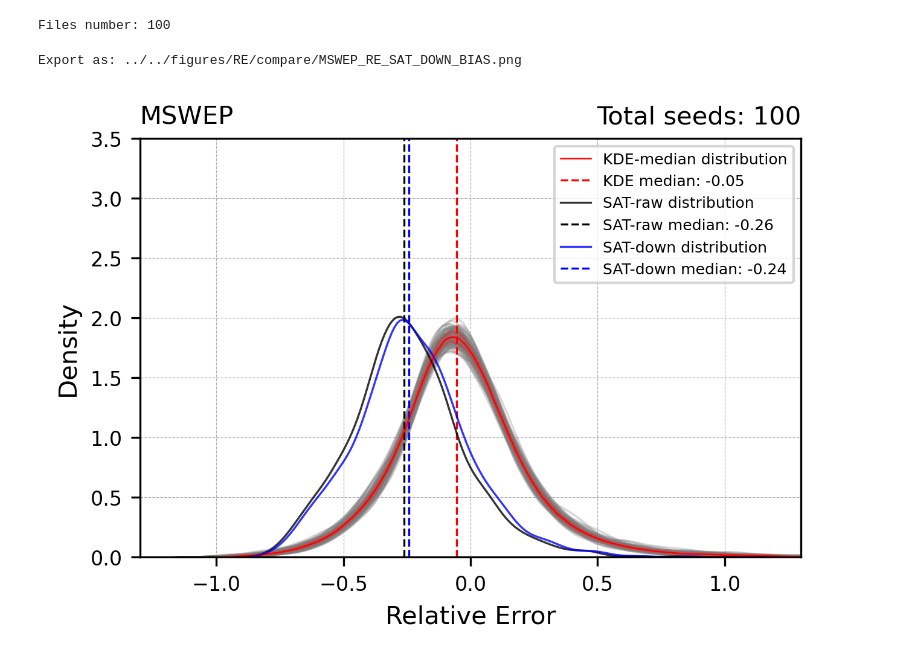
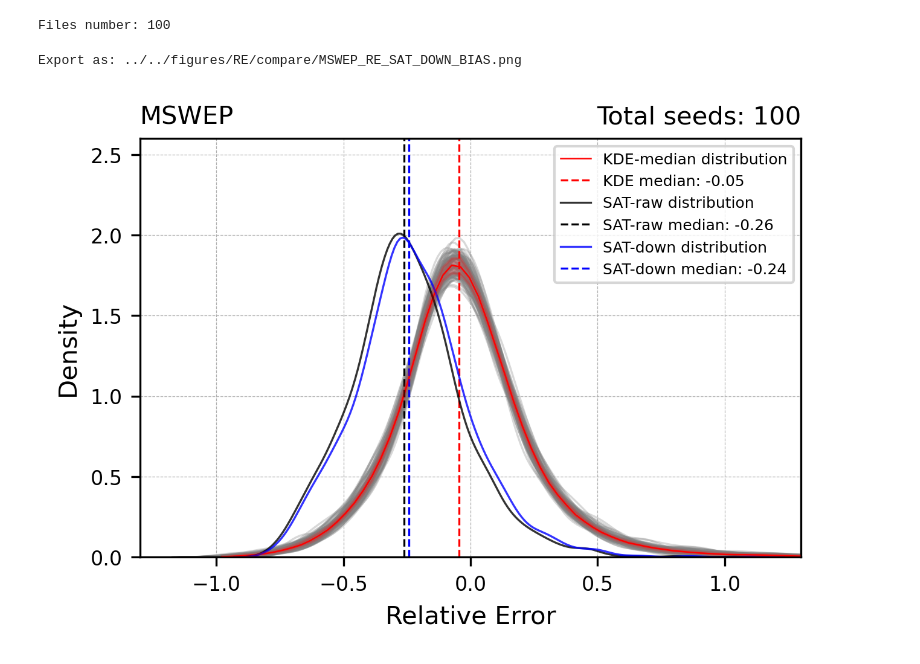
Before and after one commit to TeamExtremes/MEVD-downscaling, a Jupyter notebook: jupyter/Relative_Error/IIb_OBS_bias_all.ipynb, the cells around one changed output. Saved outputs shown, nothing was run; the diff lists cells and outputs as text; code cells hidden in the pictures.

```diff
--- a/jupyter/Relative_Error/IIb_OBS_bias_all.ipynb
+++ b/jupyter/Relative_Error/IIb_OBS_bias_all.ipynb
@@ -65,6 +62,8 @@ for nn in range(seed_len):
     if RE_seeds is None:
         RE_seeds = np.zeros([len(RE_data),seed_len])*np.nan
     RE_seeds[:,nn] = np.array(RE_data['RE_SAT'].values)
+
+RE_seeds[np.isinf(RE_seeds)] = np.nan
 # %%
 fig = plt.figure(figsize=(16,3),dpi=300)
 gs = gridspec.GridSpec(1,3)
@@ -76,42 +75,43 @@ ax1 = plt.subplot(gs[0, 0])
 for nn in range(RE_seeds.shape[1]):
     sns.kdeplot(RE_seeds[:, nn], color='gray', alpha=0.3, linewidth=0.8, ax=ax1)
 
-x_grid = np.linspace(np.nanmin(RE_seeds), np.nanmax(RE_seeds), 500)
+# x_grid = np.linspace(np.nanmin(RE_seeds), np.nanmax(RE_seeds), 500)
+x_grid = np.linspace(np.nanmin(RE_seeds), np.nanmax(RE_seeds), 100)
 
 kde_values = np.zeros((len(x_grid), RE_seeds.shape[1]))
 
 for nn in range(RE_seeds.shape[1]):
-    data = RE_seeds[:, nn][~np.isnan(RE_seeds[:, nn])]
+    data = RE_seeds[:, nn][np.isfinite(RE_seeds[:, nn])]
     if len(data) > 1:
         kde = gaussian_kde(data)
         kde_values[:, nn] = kde(x_grid)
 
 median_kde = np.nanmedian(kde_values, axis=1)
 p25_kde = np.nanpercentile(kde_values, 25, axis=1)
 p75_kde = np.nanpercentile(kde_values, 75, axis=1)
 
 ax1.plot(x_grid, median_kde, color='red', linewidth=0.6, label='KDE-median distribution')
 ax1.axvline(x=np.nanmedian(RE_seeds,axis=[0,1]), color='red', linestyle='--', linewidth=0.8, label=f'KDE median: {np.round(np.nanmedian(RE_seeds,axis=[0,1]),2)}')
 ax1.fill_between(x_grid, p25_kde, p75_kde, alpha=0.2, color='red',zorder=40)
 
 sns.kdeplot(RE_RSR['RE_SAT'], color='k', alpha=0.8, linewidth=0.8, ax=ax1, label='SAT-raw distribution')
 ax1.axvline(x=np.nanmedian(RE_RSR['RE_SAT'].values), color='k', linestyle='--', linewidth=0.8, label=f'SAT-raw median: {np.round(np.nanmedian(RE_RSR['RE_SAT'].values),2)}')
 sns.kdeplot(RE_RSR['RE_DOWN'], color='b', alpha=0.8, linewidth=0.8, ax=ax1, label='SAT-down distribution')
 ax1.axvline(x=np.nanmedian(RE_RSR['RE_DOWN'].values), color='b', linestyle='--', linewidth=0.8, label=f'SAT-down median: {np.round(np.nanmedian(RE_RSR['RE_DOWN'].values),2)}')
 
 ax1.set_xlabel('Relative Error')
 ax1.set_ylabel('Density')
 ax1.set_title(f'{product}',loc='left',fontsize=10)
 ax1.set_title(f'Total seeds: {seed_len}',loc='right',fontsize=10)
 ax1.legend(fontsize=6,loc=1)
 ax1.set_xlim(-1.3,1.3)
-ax1.set_ylim(0,3.5)
+ax1.set_ylim(0,2.6)
 ax1.grid(linewidth=0.3, linestyle='--')
 ax1.tick_params(axis='both', which='major', labelsize=8)
 
 dir_out = os.path.join('..','..','figures','RE','compare',f'{product}_RE_SAT_DOWN_BIAS.png')
 print(F'Export as: {dir_out}')
 plt.savefig(dir_out,transparent = False,bbox_inches ='tight',pad_inches = 0.1, facecolor=None)
 # %% [output]
 Export as: ../../figures/RE/compare/MSWEP_RE_SAT_DOWN_BIAS.png
-[figure, old version]
+[figure, new version]
```
Also changed, not shown: parts of 2 cells of this notebook, 32 other files.
